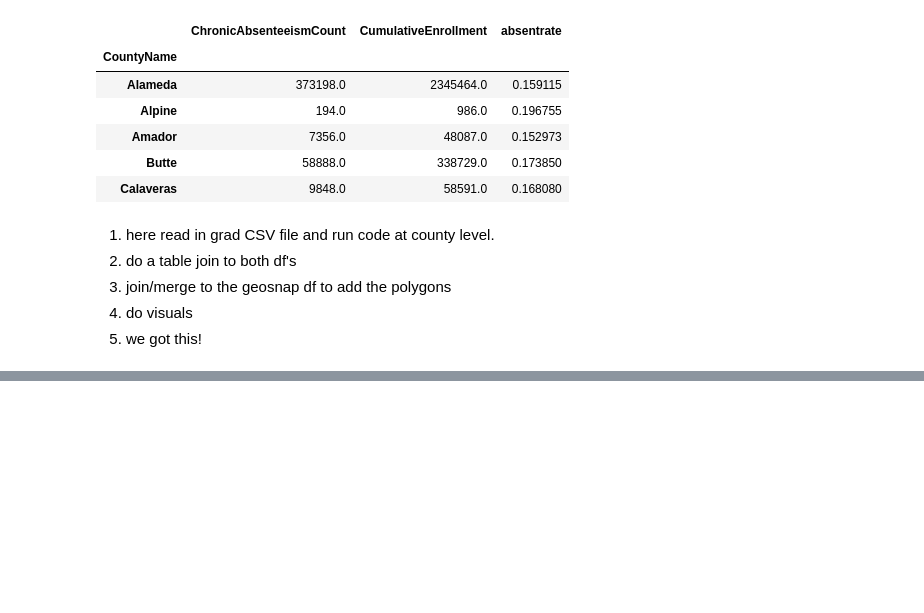
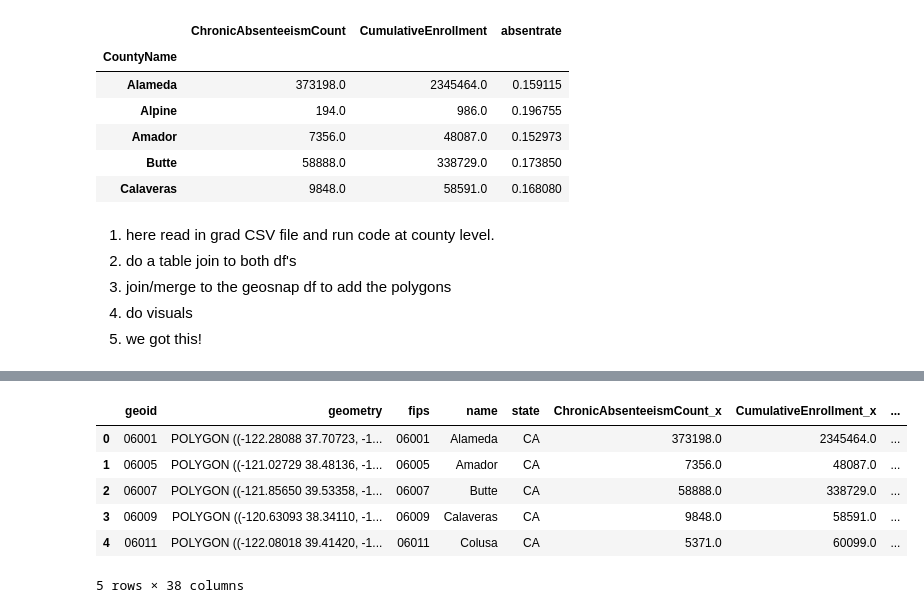
Before and after one commit to nnasr001/PBPL280S21Project1, a Jupyter notebook: SchoolCountyData.ipynb, the cells around one changed output, grey strips where cells are left out. Saved outputs shown, nothing was run; the diff lists cells and outputs as text; code cells hidden in the pictures; blank space fills up the shorter version.

```diff
--- a/SchoolCountyData.ipynb
+++ b/SchoolCountyData.ipynb
@@ -284,0 +454,2 @@ CAcounties_absentrate.head()
+# %%
+counties=counties.merge(fips,left_on="geoid",right_on="fips")
@@ -284,0 +465,2 @@ CAcounties_absentrate.head()
+# %%
+counties.name=counties.name.apply(lambda x:x[:-7])
@@ -284,0 +485,14 @@ CAcounties_absentrate.head()
+# %%
+counties=counties.merge(schoolcounty_data, left_on="name", right_on="CountyName",how="right")
+# %%
+counties=counties[counties.state=="CA"]
+# %%
+counties.head()
+# %% [output]
+|  | geoid | geometry | fips | name | state | ChronicAbsenteeismCount_x | CumulativeEnrollment_x | ... |
+| 0 | 06001 | POLYGON ((-122.28088 37.70723, -1... | 06001 | Alameda | CA | 373198.0 | 2345464.0 | ... |
+| 1 | 06005 | POLYGON ((-121.02729 38.48136, -1... | 06005 | Amador | CA | 7356.0 | 48087.0 | ... |
+| 2 | 06007 | POLYGON ((-121.85650 39.53358, -1... | 06007 | Butte | CA | 58888.0 | 338729.0 | ... |
+| 3 | 06009 | POLYGON ((-120.63093 38.34110, -1... | 06009 | Calaveras | CA | 9848.0 | 58591.0 | ... |
+| 4 | 06011 | POLYGON ((-122.08018 39.41420, -1... | 06011 | Colusa | CA | 5371.0 | 60099.0 | ... |
+5 rows × 38 columns
```
Also changed, not shown: parts of 27 cells of this notebook, 1 other file.
